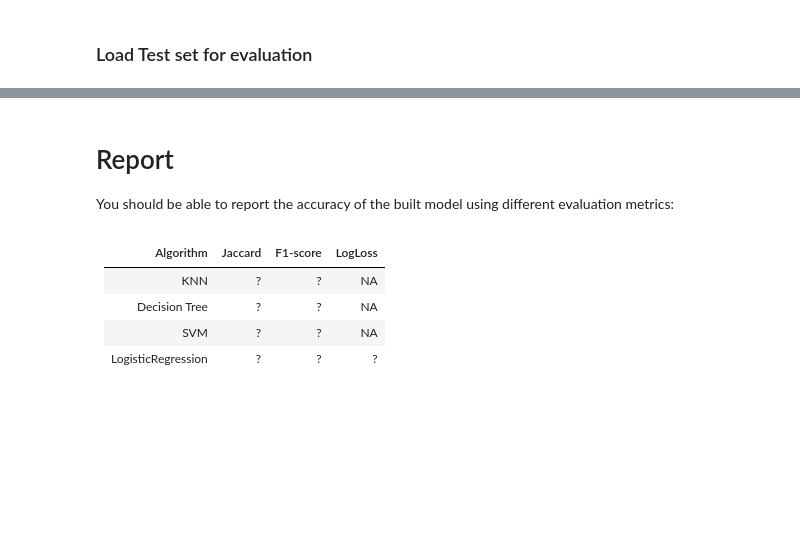
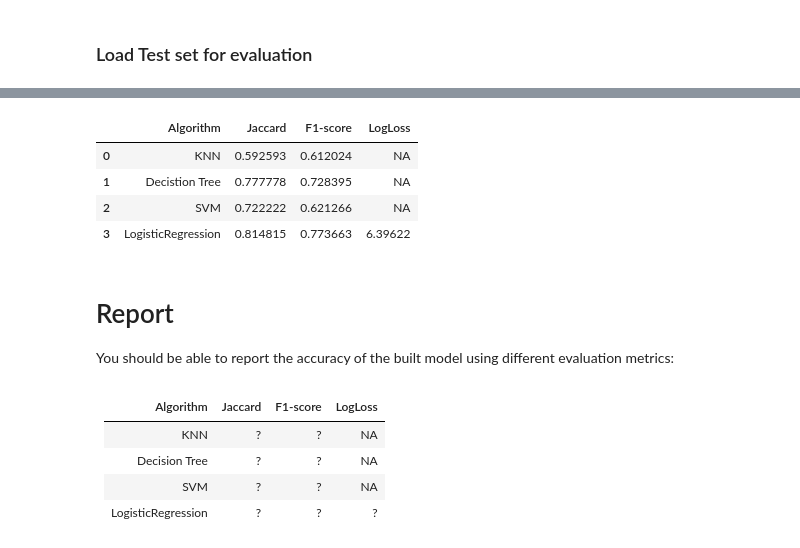
Before and after one commit to adamsait1/Coursera-python-project, a Jupyter notebook: COURSERA.ipynb, the cells around one changed output, grey strips where cells are left out. Drawn from its saved outputs; the diff is of its cells as text; code cells hidden in the pictures; blank space fills up the shorter version.

```diff
--- a/COURSERA.ipynb
+++ b/COURSERA.ipynb
@@ -290,0 +325,3 @@ Notice: You should find the best k to build the model with the best accuracy.
+# %%
+svm = SVC(gamma='auto')
+svm = svm.fit(X, y)
@@ -308,3 +386,50 @@ test_df.head()
+# %%
+df = test_df
+df['due_date'] = pd.to_datetime(df['due_date'])
+df['effective_date'] = pd.to_datetime(df['effective_date'])
+df['dayofweek'] = df['effective_date'].dt.dayofweek
+df['weekend'] = df['dayofweek'].apply(lambda x: 1 if (x>3)  else 0)
+df.groupby(['Gender'])['loan_status'].value_counts(normalize=True)
+df['Gender'].replace(to_replace=['male','female'], value=[0,1],inplace=True)
+df.groupby(['education'])['loan_status'].value_counts(normalize=True)
+Feature = df[['Principal','terms','age','Gender','weekend']]
+Feature = pd.concat([Feature,pd.get_dummies(df['education'])], axis=1)
+Feature.drop(['Master or Above'], axis = 1,inplace=True)
+X_test = Feature
+y_test = df['loan_status'].values
+X_test = preprocessing.StandardScaler().fit(X_test).transform(X_test)
+# %%
+KNN_pred = KNN.predict(X_test)
+DT_pred = DT.predict(X_test)
+svm_pred = svm.predict(X_test)
+LR_pred = LR.predict(X_test)
+# %%
+jaccard_score = [jaccard_similarity_score(y_test, KNN_pred),
+                 jaccard_similarity_score(y_test, DT_pred),
+                 jaccard_similarity_score(y_test, svm_pred),
+                 jaccard_similarity_score(y_test, LR_pred)]
+
+
+F1_score = [f1_score(y_test, KNN_pred, average='weighted'),
+            f1_score(y_test, DT_pred, average='weighted'),
+            f1_score(y_test, svm_pred, average='weighted'),
+            f1_score(y_test, LR_pred, average='weighted')]
+
+LR_pred_1 = (LR_pred == 'PAIDOFF')
+y_test_1 = (y_test == 'PAIDOFF')
+Logloss_score = ['NA','NA','NA',log_loss(y_test_1, LR_pred_1)]
+
+
+df = {'Algorithm': ['KNN', 'Decistion Tree', 'SVM', 'LogisticRegression'], \
+     'Jaccard': jaccard_score, 'F1-score': F1_score, 'LogLoss': Logloss_score}
+df_final = pd.DataFrame(data=df, columns=['Algorithm', 'Jaccard', 'F1-score', 'LogLoss'], index=None)
+df_final
+# %% [output]
+|  | Algorithm | Jaccard | F1-score | LogLoss |
+| 0 | KNN | 0.592593 | 0.612024 | NA |
+| 1 | Decistion Tree | 0.777778 | 0.728395 | NA |
+| 2 | SVM | 0.722222 | 0.621266 | NA |
+| 3 | LogisticRegression | 0.814815 | 0.773663 | 6.39622 |
 # %% [markdown]
 # Report
 You should be able to report the accuracy of the built model using different evaluation metrics:
```
Also changed, not shown: parts of 10 cells of this notebook.
